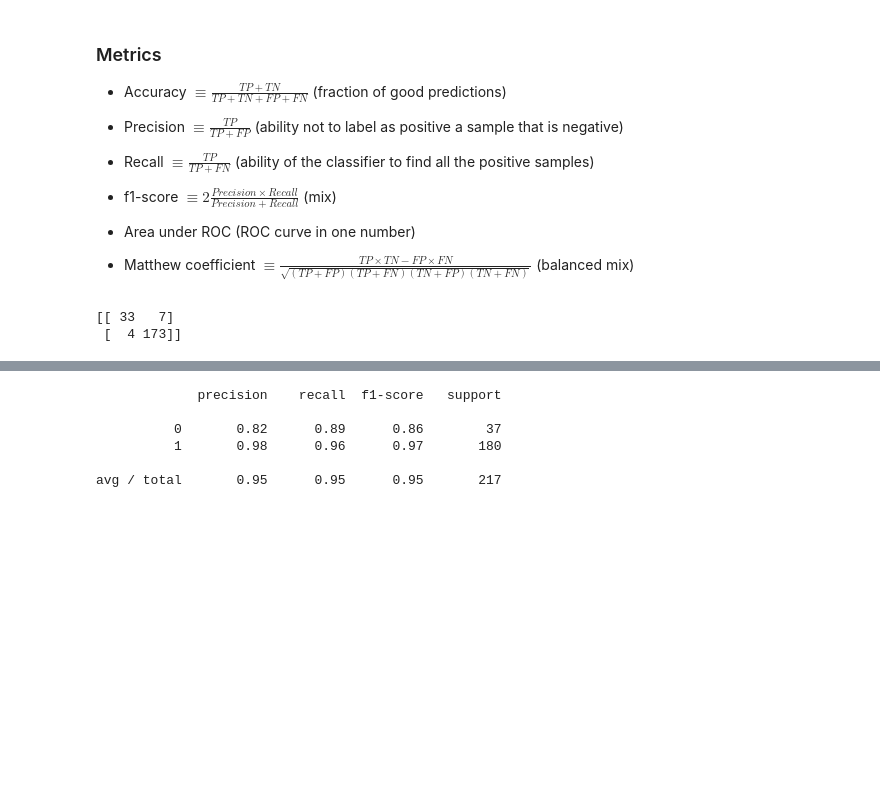
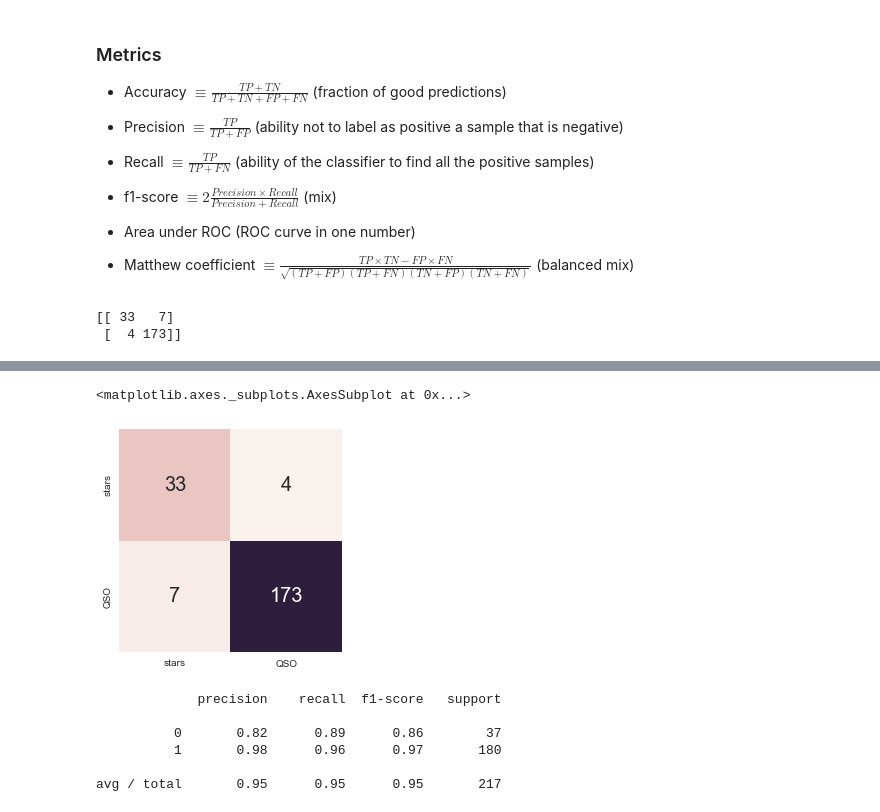
Before and after one commit to toastmaker/5bss, a Jupyter notebook: notebooks/04 Classification.ipynb, the cells around one changed output, grey strips where cells are left out. Saved outputs shown, nothing was run; the diff lists cells and outputs as text; code cells hidden in the pictures; blank space fills up the shorter version.

```diff
--- a/notebooks/04 Classification.ipynb
+++ b/notebooks/04 Classification.ipynb
@@ -281,3 +281,10 @@ plot_confusion_matrix(cm_norm)
+# %%
+sns.heatmap(cm.T, square=True, annot=True, fmt='d', cbar=False, annot_kws={'size':20},
+            xticklabels=['stars', 'QSO'],
+            yticklabels=['stars', 'QSO'])
+# %% [output]
+<matplotlib.axes._subplots.AxesSubplot at 0x...>
+[figure, added]
 # %%
 from sklearn.metrics import classification_report
 print classification_report(ypred, ytest)
```
Also changed, not shown: parts of 2 cells of this notebook, 3 other files.
